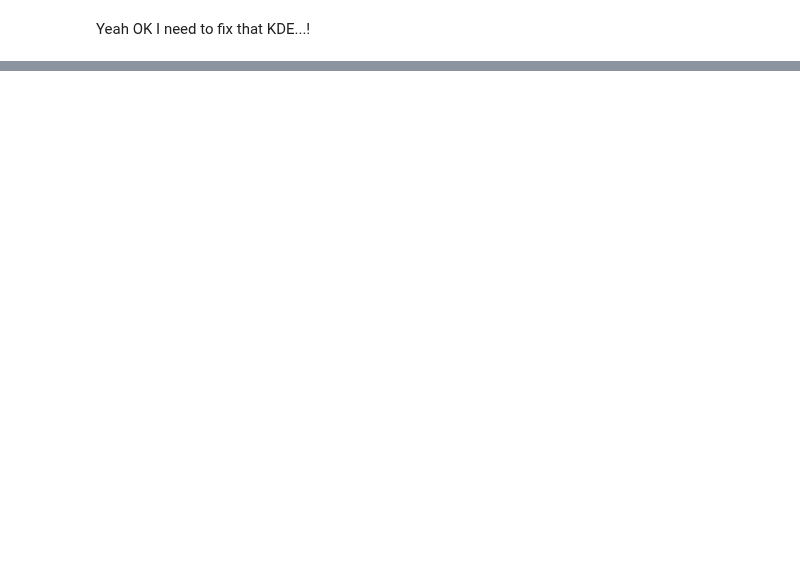
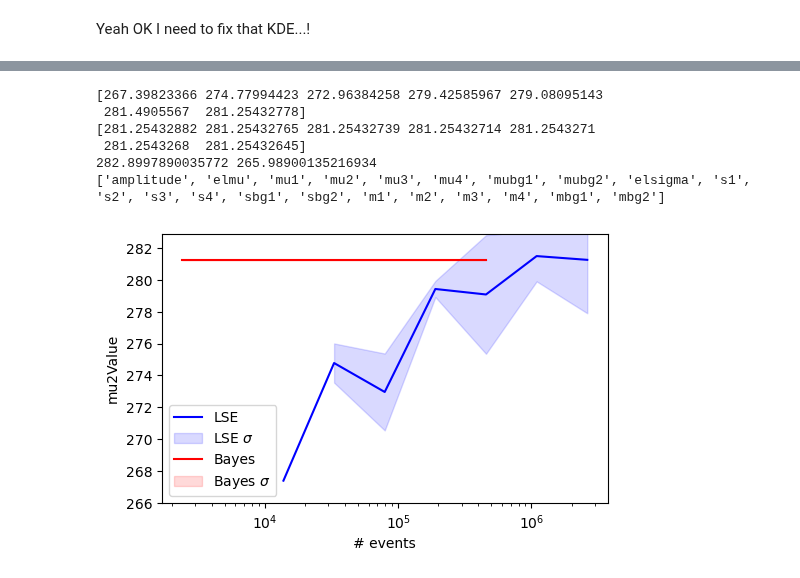
Before and after one commit to localoptimum/emtk, a Jupyter notebook: ARCStest.ipynb, the cells around one changed output, grey strips where cells are left out. Drawn from its saved outputs; the diff is of its cells as text; code cells hidden in the pictures; blank space fills up the shorter version.

```diff
--- a/ARCStest.ipynb
+++ b/ARCStest.ipynb
@@ -162,6 +166,7 @@ def big_lse_pdf(x, amplitude, elmu, mu1, mu2, mu3, mu4, mubg1, mubg2, elsigma, s
 
 
 ema1.set_lse_function(big_lse_pdf)
+
 
 ema1.make_lse_params(
     amplitude=dict(value=1.0, min=0.0),\
@@ -188,6 +193,8 @@ ema1.make_lse_params(
     mbg2=dict(value=0.1, min=0.0, max=1.0)
 )
 
+lse_starting_parameters = copy.deepcopy(ema1.least_squares_parameters)
+
 #ema1.plot_LSE_initial(loglog=False, log=False)
 
 ema1.lse_fit()
@@ -523,0 +799,10 @@ ww.shape
+# %%
+p_conv_plot(2)
+# %% [output]
+[267.39823366 274.77994423 272.96384258 279.42585967 279.08095143
+ 281.4905567  281.25432778]
+[281.25432882 281.25432765 281.25432739 281.25432714 281.2543271
+ 281.2543268  281.25432645]
+282.8997890035772 265.98900135216934
+['amplitude', 'elmu', 'mu1', 'mu2', 'mu3', 'mu4', 'mubg1', 'mubg2', 'elsigma', 's1', 's2', 's3', 's4', 'sbg1', 'sbg2', 'm1', 'm2', 'm3', 'm4', 'mbg1', 'mbg2']
+[figure, added]
```
Also changed, not shown: parts of 22 cells of this notebook, 1 other file.
